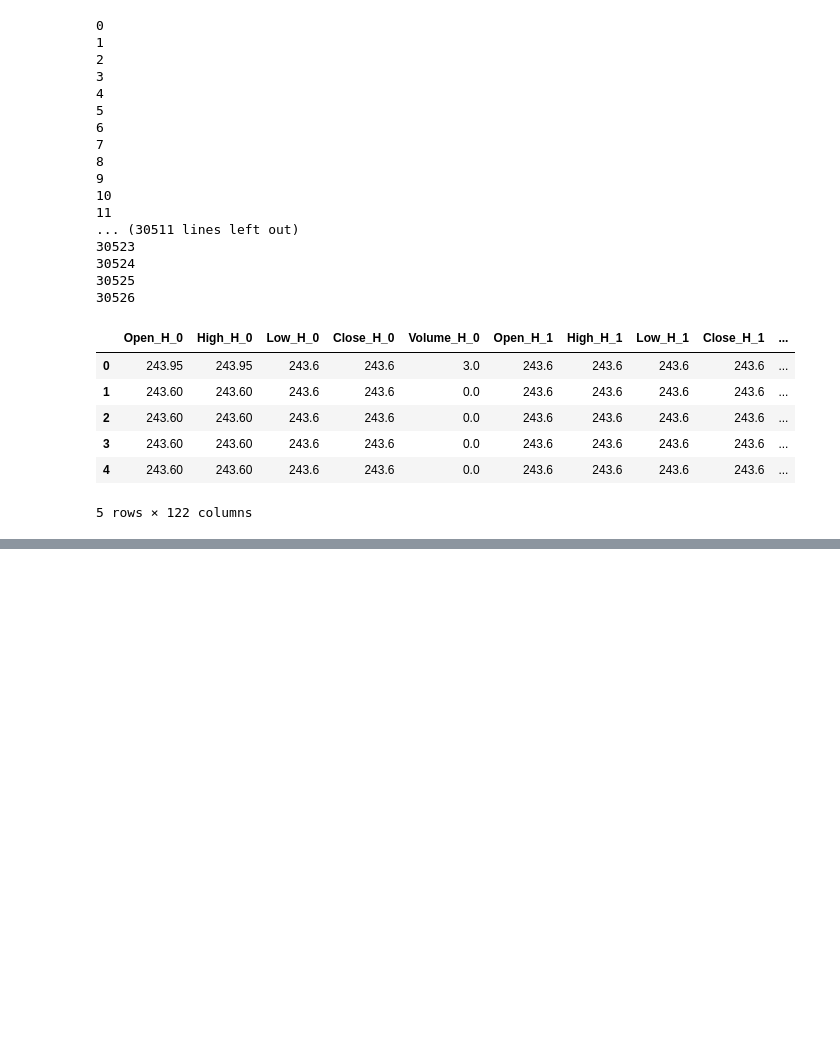
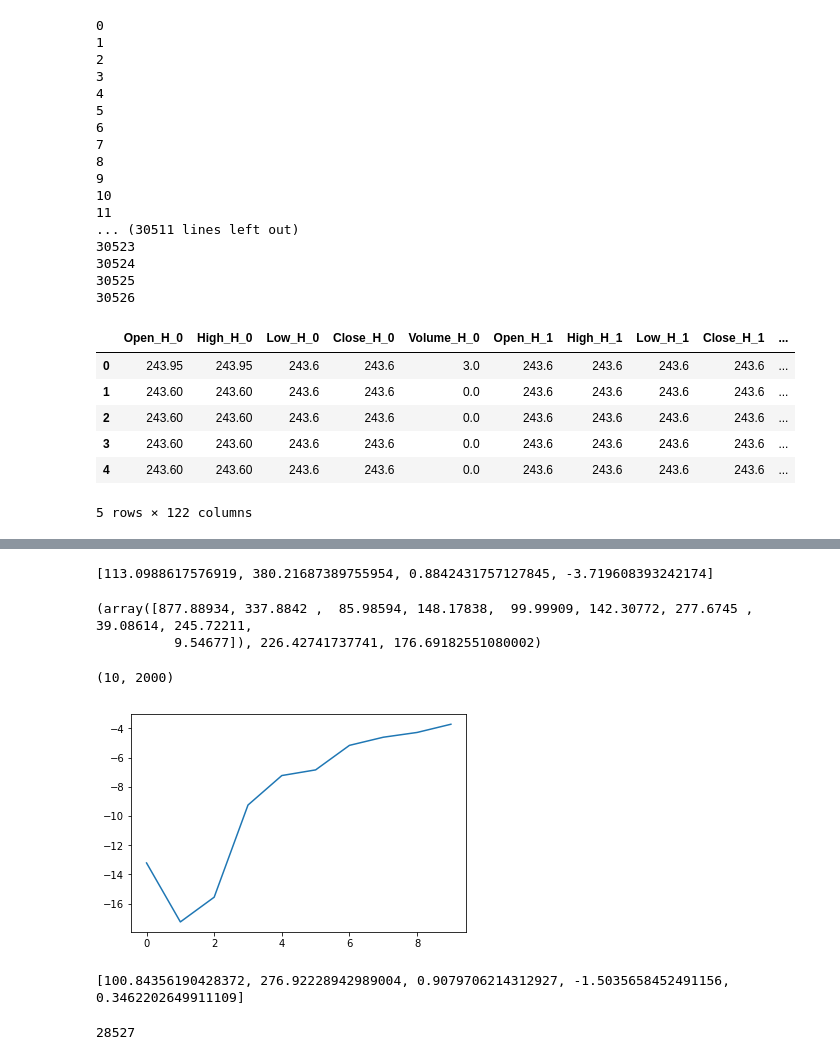
Before and after one commit to Nexil221/BSc-project, a Jupyter notebook: rf1.ipynb, the cells around one changed output, grey strips where cells are left out. Cells and saved outputs as stored; diff of their text form; code cells hidden in the pictures; blank space fills up the shorter version.

Commit message:
validation set

```diff
--- a/rf1.ipynb
+++ b/rf1.ipynb
@@ -273,4 +281,0 @@ array([ 245.39,  245.39,  245.54, ..., 5293.76, 5188.41, 5113.5 ])
-# %%
-m = RandomForestRegressor(n_jobs=-1) #njobs=-1 take all cores form your processor (CPU)
-m.fit(df, y)
-m.score(df, y)
@@ -305,0 +320,4 @@ Wall time: 3.34 s
+# %%
+m = RandomForestRegressor(n_estimators=1, max_depth=3, bootstrap=False, n_jobs=-1) #njobs=-1 take all cores form your processor
+m.fit(X_train, y_train)
+print_score(m)
@@ -305,0 +330,30 @@ Wall time: 3.34 s
+# %%
+m = RandomForestRegressor(n_jobs=-1)
+m.fit(X_train, y_train)
+print_score(m)
+# %% [output]
+[113.0988617576919, 380.21687389755954, 0.8842431757127845, -3.719608393242174]
+# %%
+preds = np.stack([t.predict(X_valid) for t in m.estimators_])
+preds[:,0], np.mean(preds[:,0]), y_valid[0]
+#preds take first row and print first predictions
+#mean of first predictions
+#actual predict
+# %% [output]
+(array([877.88934, 337.8842 ,  85.98594, 148.17838,  99.99909, 142.30772, 277.6745 ,  39.08614, 245.72211,
+          9.54677]), 226.42741737741, 176.69182551080002)
+# %%
+preds.shape
+# %% [output]
+(10, 2000)
+# %%
+#plot  r2 score, going through each tree and take mean
+plt.plot([metrics.r2_score(y_valid, np.mean(preds[:i+1], axis=0)) for i in range(10)]);
+# %% [output]
+[figure, added]
+# %%
+m = RandomForestRegressor(n_estimators=40, n_jobs=-1, oob_score=True)
+m.fit(X_train, y_train)
+print_score(m)
+# %% [output]
+[100.84356190428372, 276.92228942989004, 0.9079706214312927, -1.5035658452491156, 0.3462202649911109]
@@ -305,0 +364,4 @@ Wall time: 3.34 s
+# %%
+len(X_train)
+# %% [output]
+28527
```
Also changed, not shown: parts of 25 cells of this notebook.
